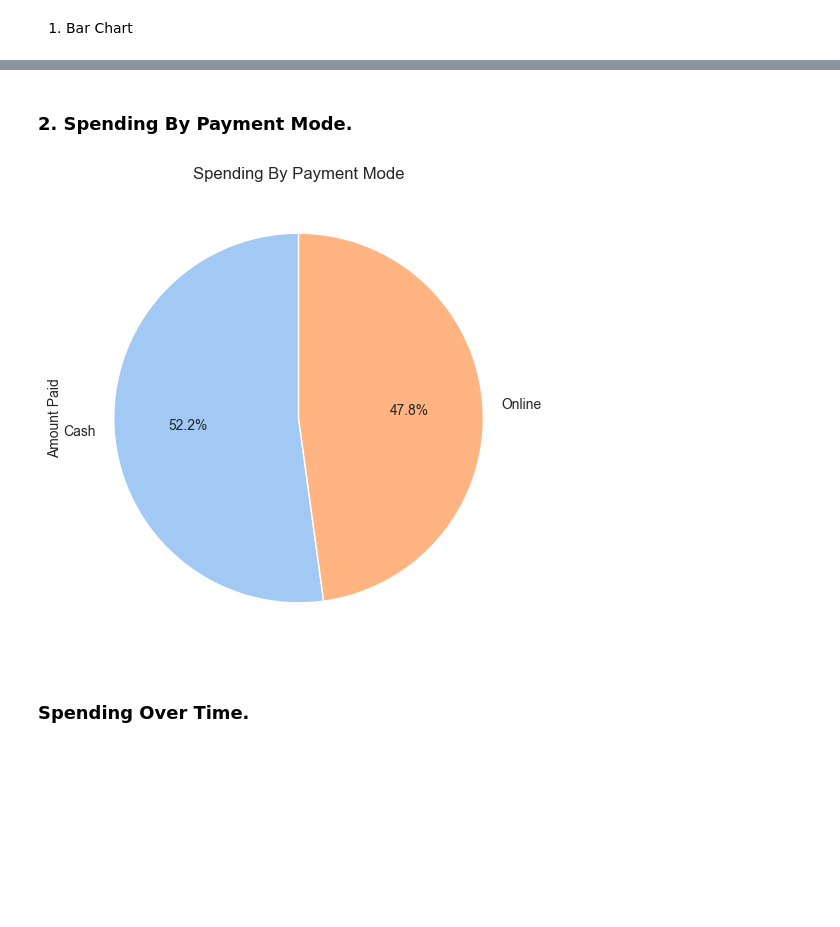
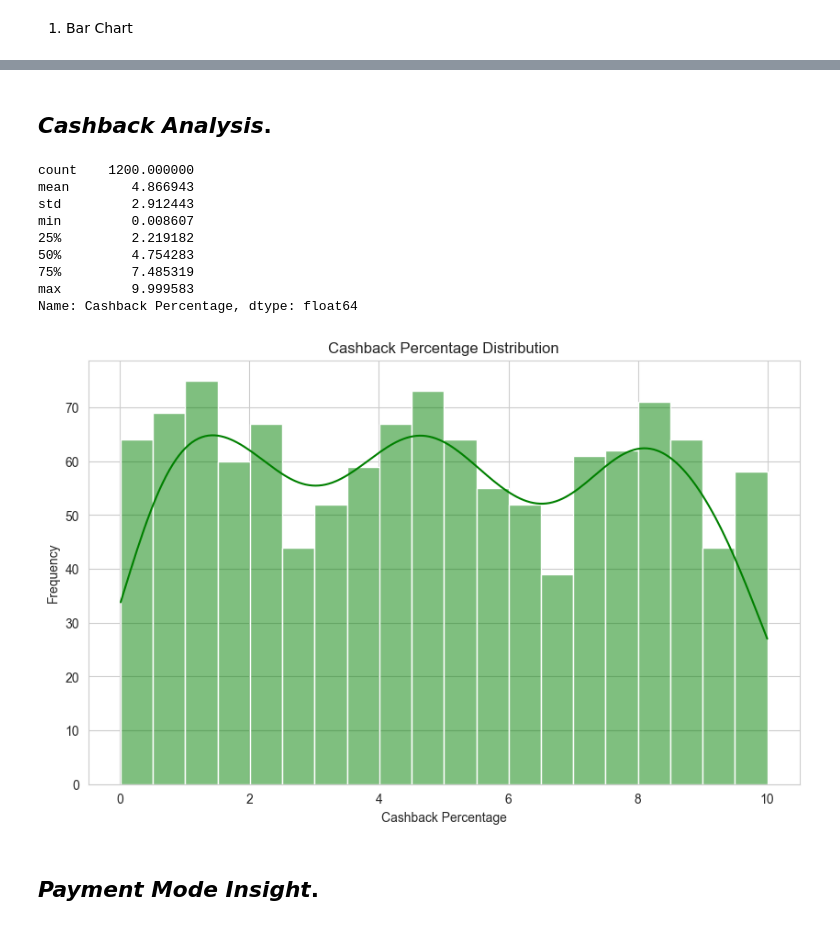
Before and after one commit to Grishthehandler/personal_expenses, a Jupyter notebook: src/expense_tracker.ipynb, the cells around one changed output, grey strips where cells are left out. Saved outputs shown, nothing was run; the diff lists cells and outputs as text; code cells hidden in the pictures; blank space fills up the shorter version.

```diff
--- a/src/expense_tracker.ipynb
+++ b/src/expense_tracker.ipynb
@@ -388,16 +449,30 @@ plt.show()
+# %% [markdown]
+## ***Cashback Analysis***.
+# %%
+# Calculate cashback percentage
+df['Cashback Percentage'] = (df['Cashback'] / df['Amount Paid']) * 100
+
+# Summary of cashback
+cashback_stats = df['Cashback Percentage'].describe()
+print(cashback_stats)
+
+# Plot cashback distribution
+plt.figure(figsize=(10, 6))
+sns.histplot(df['Cashback Percentage'], kde=True, bins=20, color='green')
+plt.title('Cashback Percentage Distribution')
+plt.xlabel('Cashback Percentage')
+plt.ylabel('Frequency')
+plt.show()
+# %% [output]
+count    1200.000000
+mean        4.866943
+std         2.912443
+min         0.008607
+25%         2.219182
+50%         4.754283
+75%         7.485319
+max         9.999583
+Name: Cashback Percentage, dtype: float64
+[figure, added]
 # %% [markdown]
-### 2. Spending By Payment Mode.
+## ***Payment Mode Insight***.
-# %%
-plt.figure(figsize=(12,6))
-
-payment_mode_spending =df.groupby('Payment Mode')['Amount Paid'].sum()
-
-payment_mode_spending.plot(kind='pie', autopct = '%1.1f%%', startangle = 90, colors = sns.color_palette("pastel"))
-
-plt.title('Spending By Payment Mode')
-
-plt.show()
-# %% [output]
-[figure, removed]
-# %% [markdown]
-### Spending Over Time.
```
Also changed, not shown: parts of 16 cells of this notebook, 17 other files.
